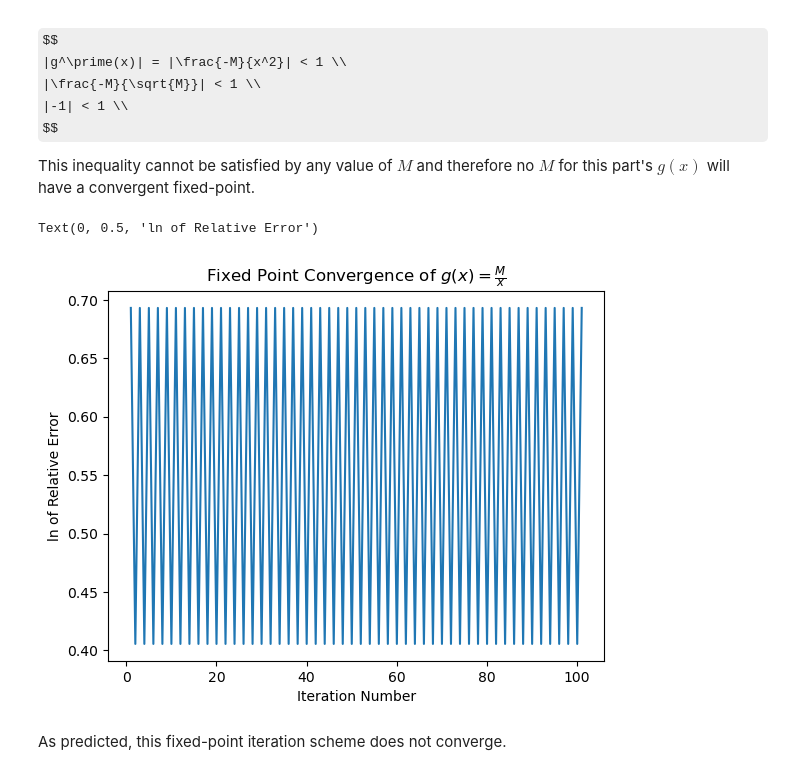
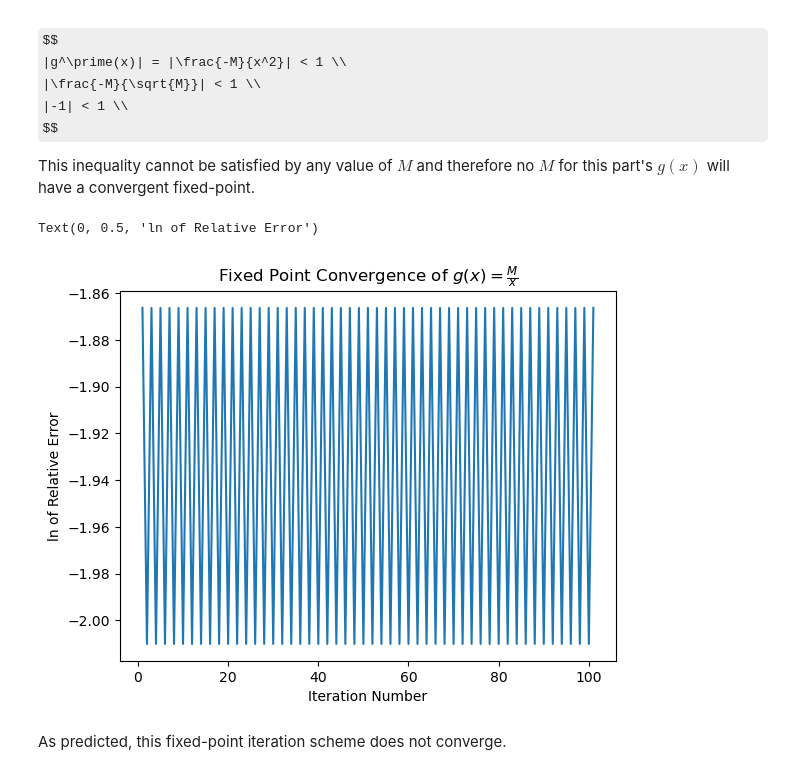
Before and after one commit to jlabbate15/intro-numerical-methods, a Jupyter notebook: HW/HW2_roots.ipynb, the cells around one changed output. Drawn from its saved outputs; the diff is of its cells as text; code cells hidden in the pictures; some formulas as TeX source.

```diff
--- a/HW/HW2_roots.ipynb
+++ b/HW/HW2_roots.ipynb
@@ -155,22 +155,22 @@ This inequality cannot be satisfied by any value of $M$ and therefore no $M$ for
 # %%
 # Plot convergence with M=3 and x0=2
 M=3
 x0=2
 N=100
 g = lambda x: M/x
 f = numpy.sqrt(M)
 xks = fixed_point(g=g,x0=x0,N=N)
-rel_error = abs( (f * xks) / f )
+rel_error = abs( (f - xks) / f )
 
 plt.figure(2)
 plt.plot(numpy.linspace(1,N+1,N+1),numpy.log(rel_error))
 plt.title(r"Fixed Point Convergence of $g(x)=\frac{M}{x}$")
 plt.xlabel(r"Iteration Number")
 # plt.ylabel(r"$ln(\frac{\sqrt{M} - x^*}{\sqrt{M}})$")
 plt.ylabel("ln of Relative Error")
 # %% [output]
 Text(0, 0.5, 'ln of Relative Error')
-[figure, old version]
+[figure, new version]
 # %% [markdown]
 As predicted, this fixed-point iteration scheme does not converge.
 # %% [markdown]
```
Also changed, not shown: parts of 10 cells of this notebook.
